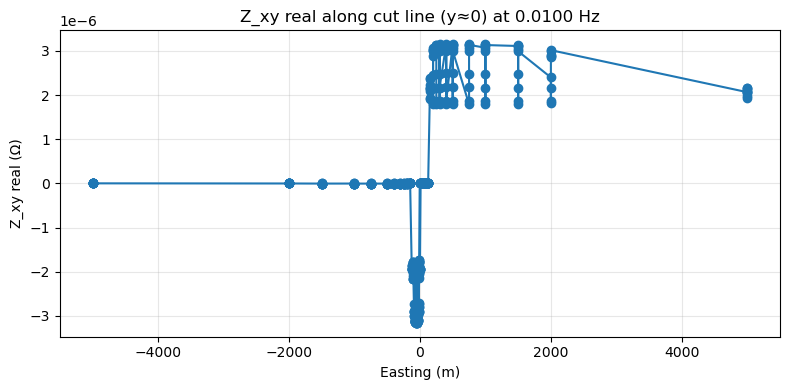
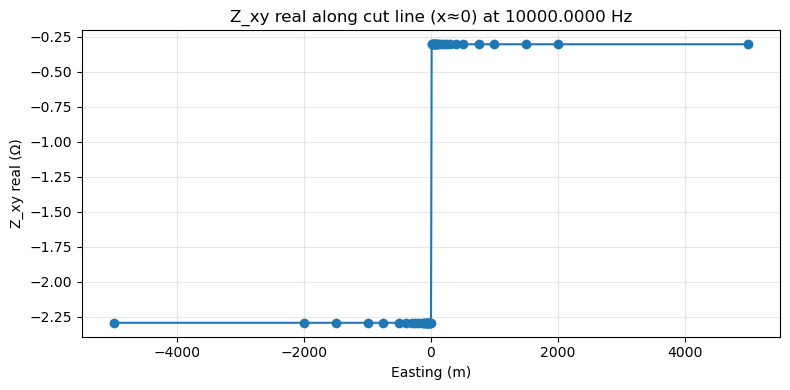
The change to this notebook cell's code, shown as a diff; its figure went from the first image to the second:
--- before
+++ after
@@ -1,22 +1,19 @@
-freq_idx = 10
+freq_idx = 70
 
 # Define a cut line — e.g. y=0, varying x
 # Find receivers closest to y=0
-tol = 50  # meters, adjust to your receiver spacing
-cut_mask = np.abs(rx_locs[:, 1]) < tol
-cut_locs = rx_locs[cut_mask]
-cut_vals = z_vals[freq_idx, cut_mask, 0]  # Z_xy real
 
-# Sort by x position
-sort_idx = np.argsort(cut_locs[:, 0])
-x_cut = cut_locs[sort_idx, 0]
-z_cut = cut_vals[sort_idx]
+cut_vals = z_vals[freq_idx, 990:1035, 0]  # Z_xy real
+
+x_cut = rx_locs[990:1035, 1]
+print(x_cut)
+print(len(rx_locs))
 
 # Plot
 fig, ax = plt.subplots(figsize=(8, 4))
-ax.plot(x_cut, z_cut, 'o-')
+ax.plot(x_cut, cut_vals, 'o-')
 ax.set_xlabel('Easting (m)')
 ax.set_ylabel('Z_xy real (Ω)')
-ax.set_title(f'Z_xy real along cut line (y≈0) at {freqs[freq_idx]:.4f} Hz')
+ax.set_title(f'Z_xy real along cut line (x≈0) at {freqs[freq_idx]:.4f} Hz')
 ax.grid(True, alpha=0.3)
 plt.tight_layout()

Commit: Fixed impedence reshaping bug